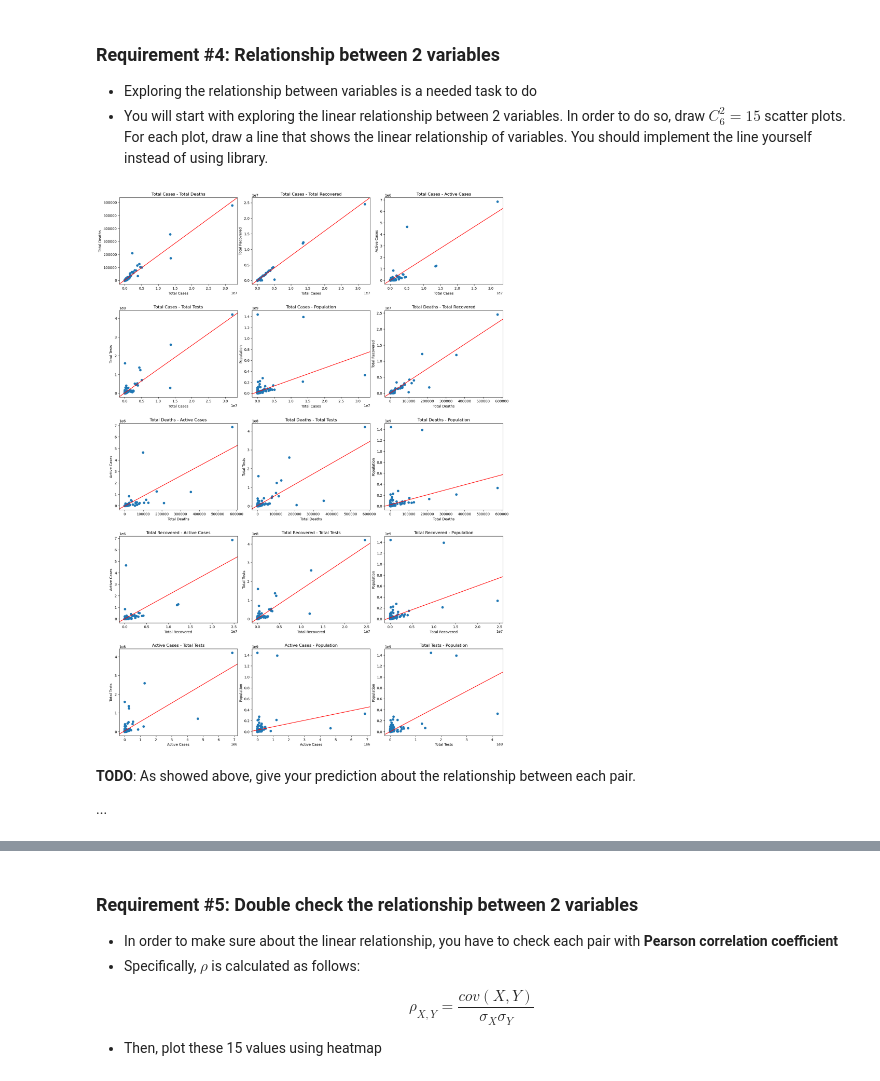
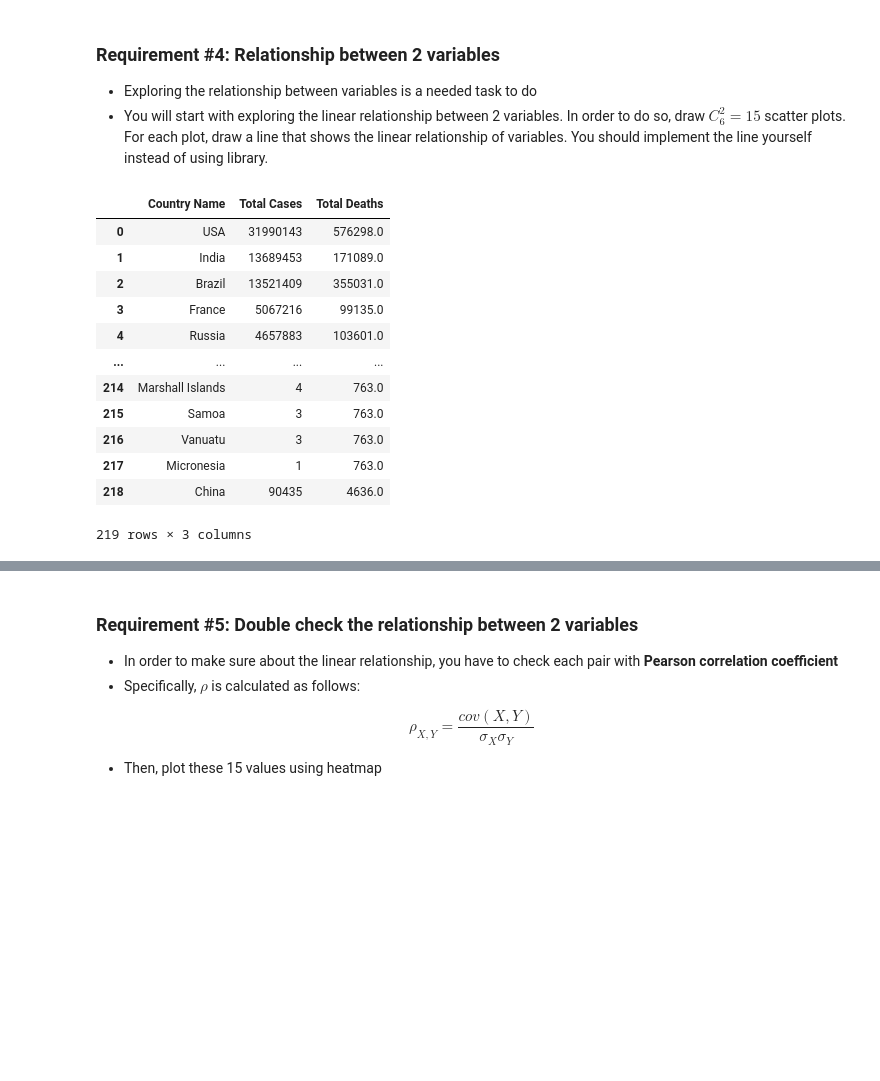
Before and after one commit to khanhnhan1512/Lab-3, a Jupyter notebook: 21127657.ipynb, the cells around one changed output, grey strips where cells are left out. Drawn from its saved outputs; the diff is of its cells as text; code cells hidden in the pictures; blank space fills up the shorter version.

```diff
--- a/21127657.ipynb
+++ b/21127657.ipynb
@@ -378,12 +378,19 @@ plt.show()
 
 - Exploring the relationship between variables is a needed task to do
 - You will start with exploring the linear relationship between 2 variables. In order to do so, draw $C_6^2=15$ scatter plots. For each plot, draw a line that shows the linear relationship of variables. You should implement the line yourself instead of using library.
-# %%
-# TODO: scatter stuff
-raise NotImplementedError('not implemented')
-# %% [output]
-[figure, removed]
-# %% [markdown]
-**TODO**: As showed above, give your prediction about the relationship between each pair.
-
-...
+# %%
+df[['Country Name', 'Total Cases', 'Total Deaths']]
+# %% [output]
+|  | Country Name | Total Cases | Total Deaths |
+| 0 | USA | 31990143 | 576298.0 |
+| 1 | India | 13689453 | 171089.0 |
+| 2 | Brazil | 13521409 | 355031.0 |
+| 3 | France | 5067216 | 99135.0 |
+| 4 | Russia | 4657883 | 103601.0 |
+| ... | ... | ... | ... |
+| 214 | Marshall Islands | 4 | 763.0 |
+| 215 | Samoa | 3 | 763.0 |
+| 216 | Vanuatu | 3 | 763.0 |
+| 217 | Micronesia | 1 | 763.0 |
+| 218 | China | 90435 | 4636.0 |
+219 rows × 3 columns
```
Also changed, not shown: parts of 3 cells of this notebook.
